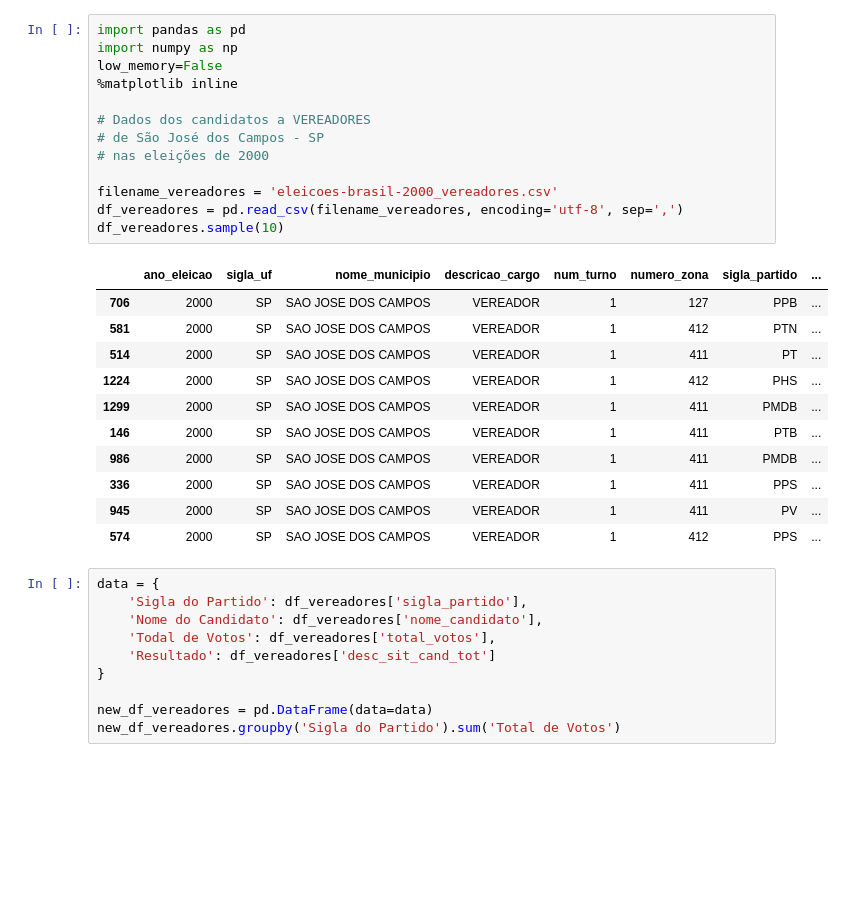
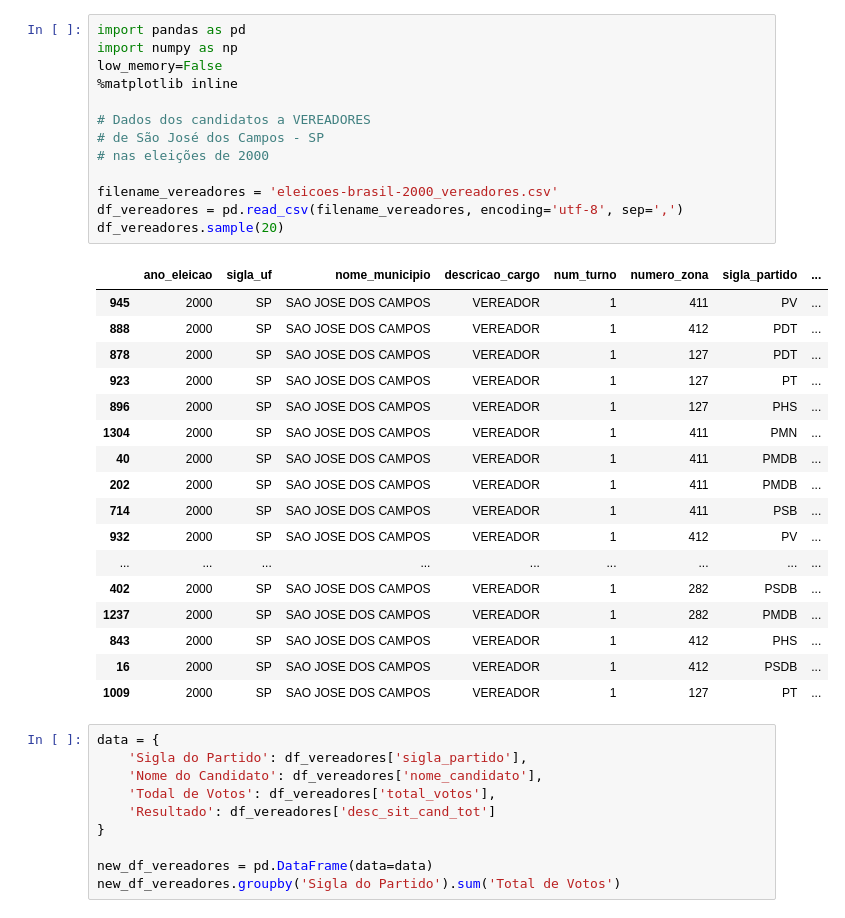
Before and after one commit to PGabriel-MB/AnaliseDadosEleitorais, a Jupyter notebook: Vereadores.ipynb, the cells around one changed output. Saved outputs shown, nothing was run; the diff lists cells and outputs as text; blank space fills up the shorter version.

```diff
--- a/Vereadores.ipynb
+++ b/Vereadores.ipynb
@@ -1,28 +1,34 @@
 # %%
 import pandas as pd
 import numpy as np
 low_memory=False
 %matplotlib inline
 
 # Dados dos candidatos a VEREADORES
 # de São José dos Campos - SP
 # nas eleições de 2000
 
 filename_vereadores = 'eleicoes-brasil-2000_vereadores.csv'
 df_vereadores = pd.read_csv(filename_vereadores, encoding='utf-8', sep=',')
-df_vereadores.sample(10)
+df_vereadores.sample(20)
 # %% [output]
 |  | ano_eleicao | sigla_uf | nome_municipio | descricao_cargo | num_turno | numero_zona | sigla_partido | ... |
-| 706 | 2000 | SP | SAO JOSE DOS CAMPOS | VEREADOR | 1 | 127 | PPB | ... |
-| 581 | 2000 | SP | SAO JOSE DOS CAMPOS | VEREADOR | 1 | 412 | PTN | ... |
-| 514 | 2000 | SP | SAO JOSE DOS CAMPOS | VEREADOR | 1 | 411 | PT | ... |
-| 1224 | 2000 | SP | SAO JOSE DOS CAMPOS | VEREADOR | 1 | 412 | PHS | ... |
-| 1299 | 2000 | SP | SAO JOSE DOS CAMPOS | VEREADOR | 1 | 411 | PMDB | ... |
-| 146 | 2000 | SP | SAO JOSE DOS CAMPOS | VEREADOR | 1 | 411 | PTB | ... |
-| 986 | 2000 | SP | SAO JOSE DOS CAMPOS | VEREADOR | 1 | 411 | PMDB | ... |
-| 336 | 2000 | SP | SAO JOSE DOS CAMPOS | VEREADOR | 1 | 411 | PPS | ... |
 | 945 | 2000 | SP | SAO JOSE DOS CAMPOS | VEREADOR | 1 | 411 | PV | ... |
-| 574 | 2000 | SP | SAO JOSE DOS CAMPOS | VEREADOR | 1 | 412 | PPS | ... |
+| 888 | 2000 | SP | SAO JOSE DOS CAMPOS | VEREADOR | 1 | 412 | PDT | ... |
+| 878 | 2000 | SP | SAO JOSE DOS CAMPOS | VEREADOR | 1 | 127 | PDT | ... |
+| 923 | 2000 | SP | SAO JOSE DOS CAMPOS | VEREADOR | 1 | 127 | PT | ... |
+| 896 | 2000 | SP | SAO JOSE DOS CAMPOS | VEREADOR | 1 | 127 | PHS | ... |
+| 1304 | 2000 | SP | SAO JOSE DOS CAMPOS | VEREADOR | 1 | 411 | PMN | ... |
+| 40 | 2000 | SP | SAO JOSE DOS CAMPOS | VEREADOR | 1 | 411 | PMDB | ... |
+| 202 | 2000 | SP | SAO JOSE DOS CAMPOS | VEREADOR | 1 | 411 | PMDB | ... |
+| 714 | 2000 | SP | SAO JOSE DOS CAMPOS | VEREADOR | 1 | 411 | PSB | ... |
+| 932 | 2000 | SP | SAO JOSE DOS CAMPOS | VEREADOR | 1 | 412 | PV | ... |
+| ... | ... | ... | ... | ... | ... | ... | ... | ... |
+| 402 | 2000 | SP | SAO JOSE DOS CAMPOS | VEREADOR | 1 | 282 | PSDB | ... |
+| 1237 | 2000 | SP | SAO JOSE DOS CAMPOS | VEREADOR | 1 | 282 | PMDB | ... |
+| 843 | 2000 | SP | SAO JOSE DOS CAMPOS | VEREADOR | 1 | 412 | PHS | ... |
+| 16 | 2000 | SP | SAO JOSE DOS CAMPOS | VEREADOR | 1 | 412 | PSDB | ... |
+| 1009 | 2000 | SP | SAO JOSE DOS CAMPOS | VEREADOR | 1 | 127 | PT | ... |
 # %%
 data = {
     'Sigla do Partido': df_vereadores['sigla_partido'],
```
Also changed, not shown: parts of 8 cells of this notebook, 3 other files.
